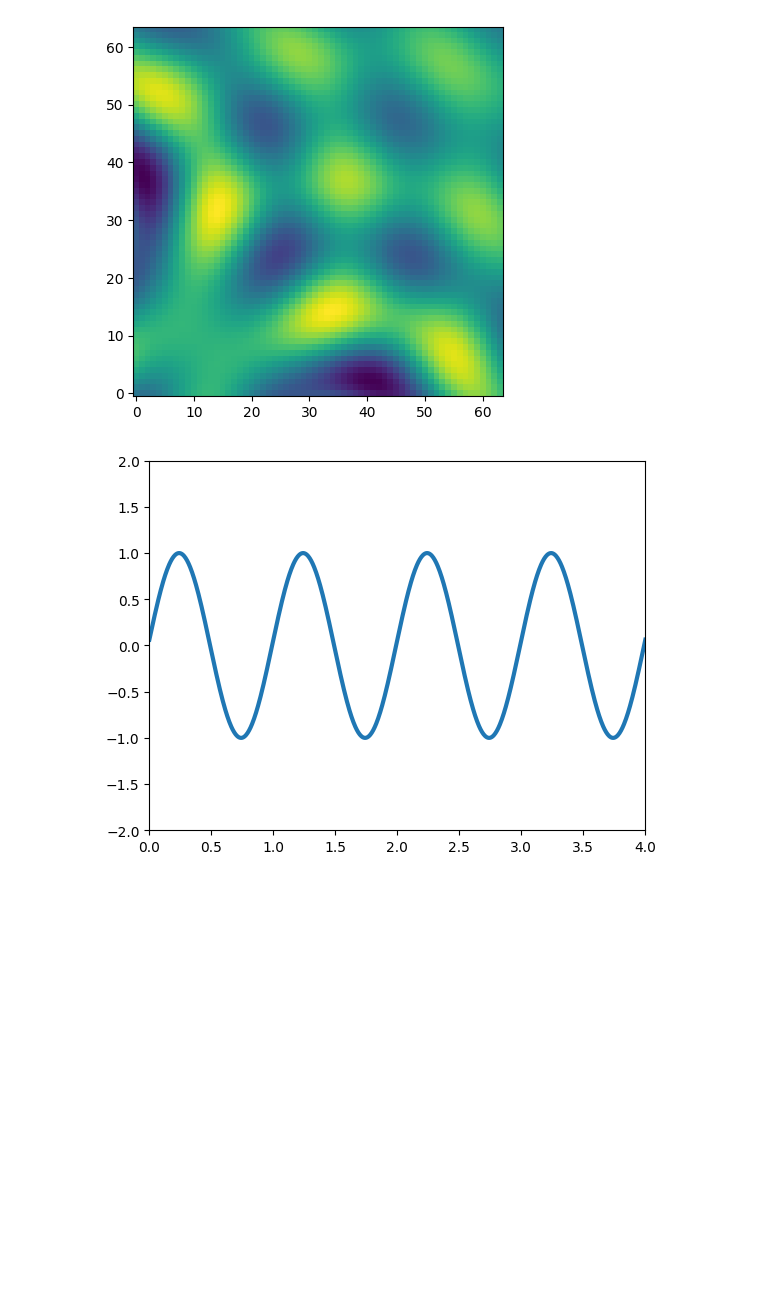
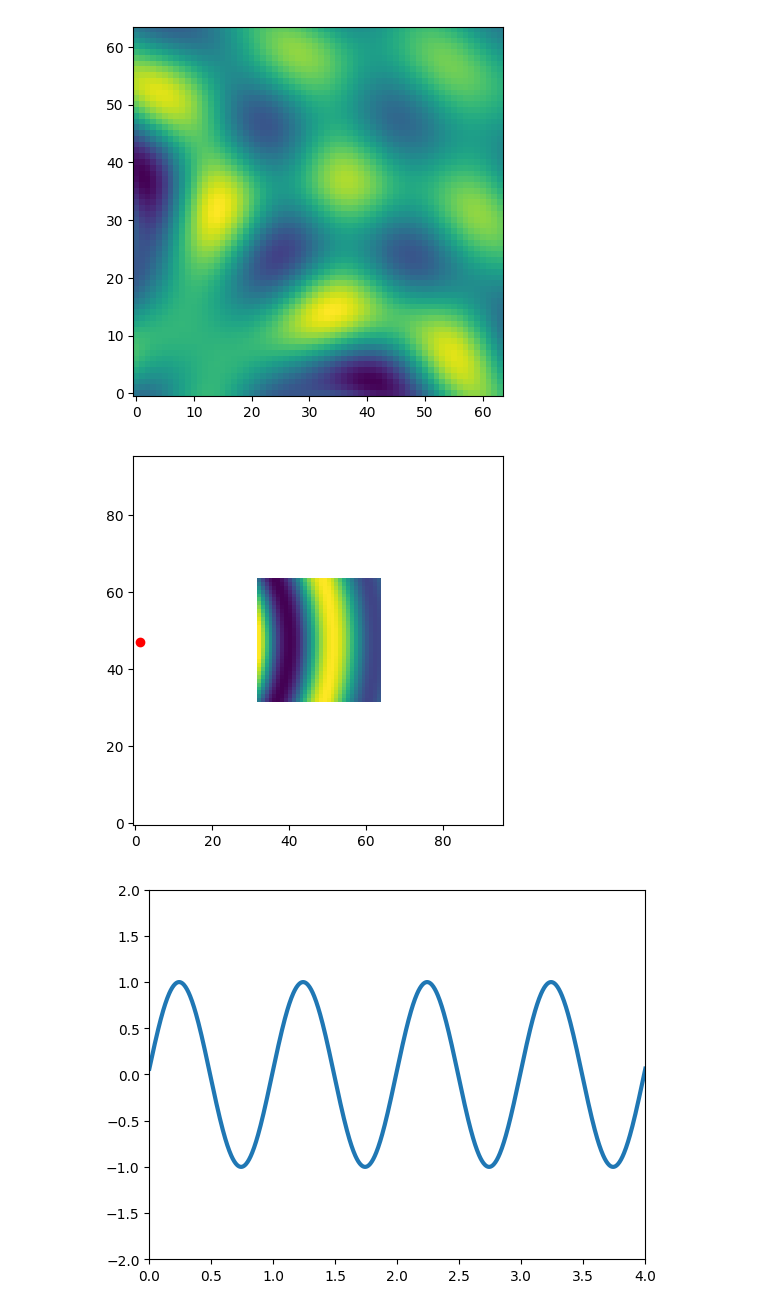
Before and after one commit to luzny274/DeepLearning_iSCAT, a Jupyter notebook: Convolution_Benchmark/Visualizations.ipynb, the cells around one changed output. Saved outputs shown, nothing was run; the diff lists cells and outputs as text; code cells hidden in the pictures; blank space fills up the shorter version.

```diff
--- a/Convolution_Benchmark/Visualizations.ipynb
+++ b/Convolution_Benchmark/Visualizations.ipynb
@@ -325,6 +330,65 @@ anim = animation.FuncAnimation(fig, updatefig, interval=100, blit=True, repeat =
 anim.save('visualizations/CrashingPTs.mp4', writer = 'ffmpeg', fps = 60)
 # %% [output]
 [figure]
+# %%
+
+import matplotlib.animation as animation
+
+sample_cur = 0
+sample_inds = np.insert(np.cumsum(sample_sizes), 0, 0)
+step = 0
+
+highlight_particles = True
+
+fig = plt.figure()
+imgs = samples[sample_cur]
+
+# plt.subplot(1, 2, 1)
+im1 = plt.imshow(imgs[step, :, :].T, extent = (-0.5 + 32, 64-0.5, 64-0.5,32 -0.5))
+# plt.axis([-0.5, camera_fov_px-0.5, -0.5, camera_fov_px-0.5])
+
+# plt.imshow(imgs[step, :, :], extent = (-0.5 + 32, 64-0.5, 64-0.5,32 -0.5))
+plt.axis([-0.5, 96-0.5, -0.5, 96-0.5])
+
+
+begin = sample_inds[sample_cur]
+end = begin + sample_sizes[sample_cur]
+
+if highlight_particles:
+    y = poss[step, begin:end, 1] + 32
+    x = poss[step, begin:end, 0] + 32
+    scat = plt.scatter(x,y, c="red")
+
+# plt.subplot(1, 2, 2)
+# im2 = plt.imshow(imgs[step, :, :])
+# plt.axis([-0.5, camera_fov_px-0.5, -0.5, camera_fov_px-0.5])
+
+# print(np.array([x, y]).T.shape)
+
+def updatefig(args):
+    global step
+    step += 1
+    step %= steps
+#     img = imgs[step, :, :]
+#     normalized = (img - img.min()) / (img.max() - img.min())
+    im1.set_array(imgs[step, :, :].T)
+#     im1.set_array(normalized)
+#     im2.set_array(imgs[step, :, :])
+
+
+    begin = sample_inds[sample_cur]
+    end = begin + sample_sizes[sample_cur]
+
+    if highlight_particles:
+        y = poss[step, begin:end, 1] + 32
+        x = poss[step, begin:end, 0] + 32
+        scat.set_offsets(np.array([x, y]).T)
+    return im1, scat#, im2
+
+anim = animation.FuncAnimation(fig, updatefig, interval=100, blit=True, repeat = True, frames = steps)
+anim.save('visualizations/convEx.mp4', writer = 'ffmpeg', fps = 60)
+# %% [output]
+[figure, added]
 # %%
 from matplotlib import pyplot as plt
 import numpy as np
```
Also changed, not shown: parts of 6 cells of this notebook, 3 other files.
